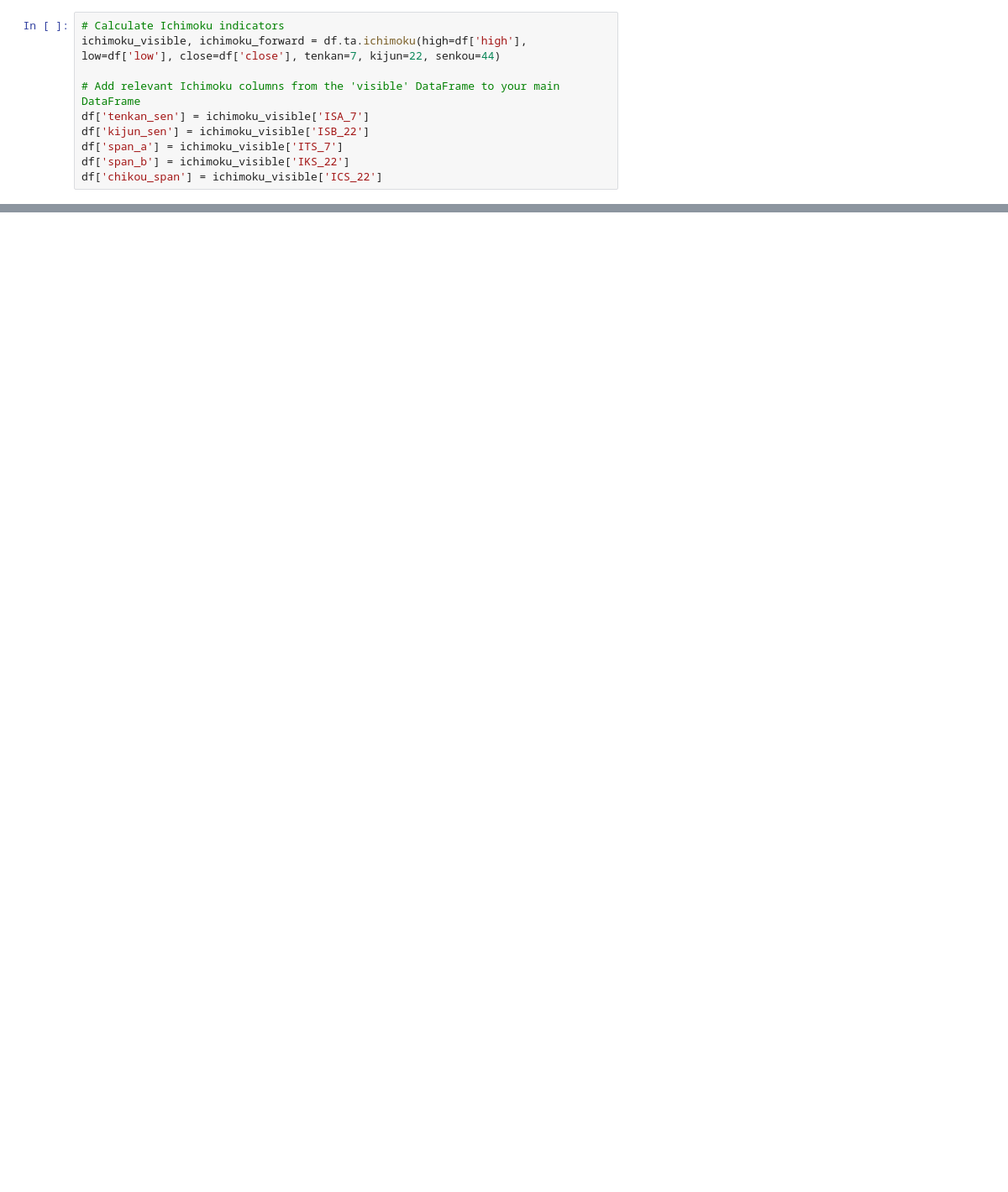
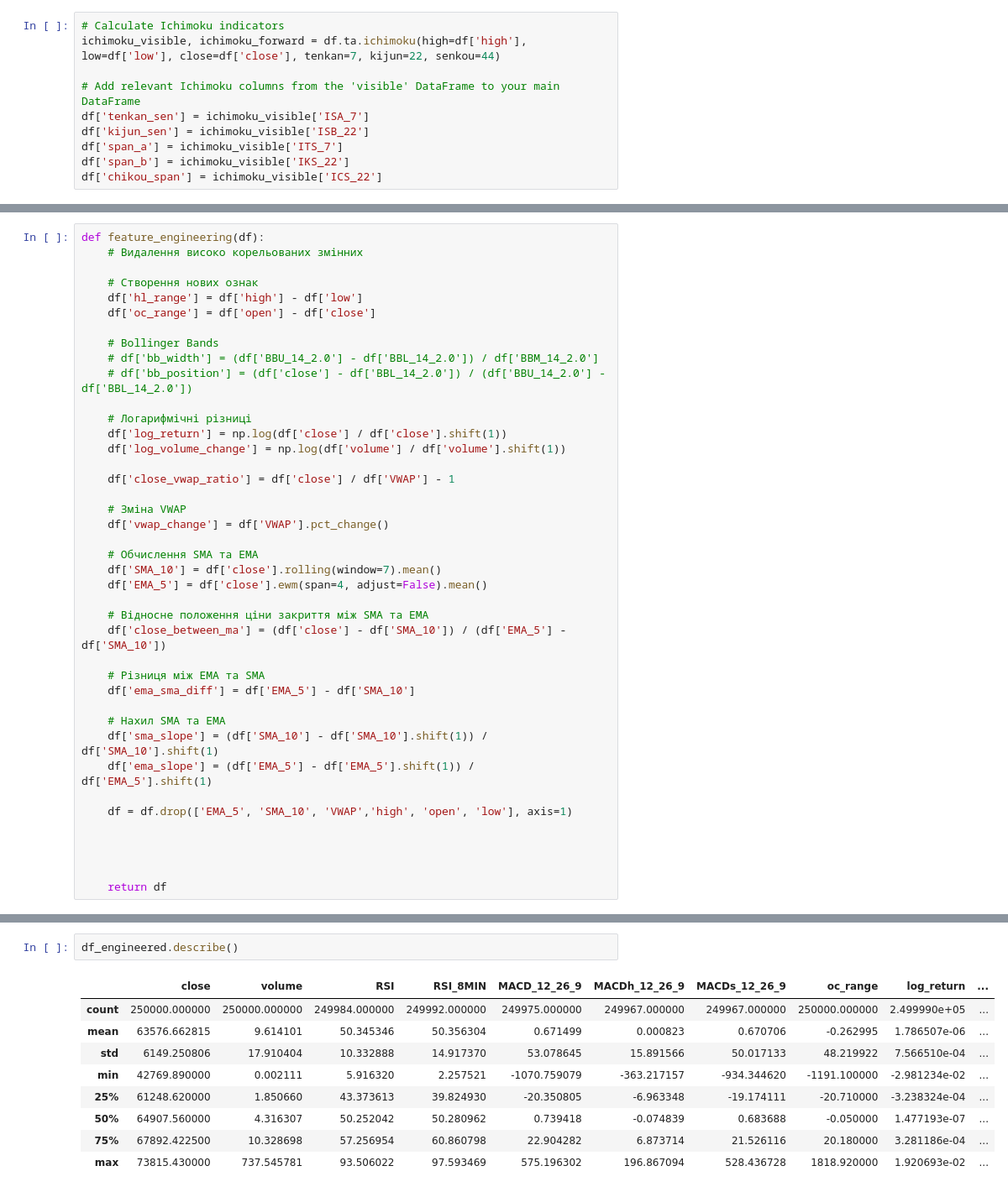
Before and after one commit to loo00r/trading_bot, a Jupyter notebook: notebooks/base_model.ipynb, the cells around one changed output, grey strips where cells are left out. Shown at 84% size. Drawn from its saved outputs; the diff is of its cells as text; blank space fills up the shorter version.

```diff
--- a/notebooks/base_model.ipynb
+++ b/notebooks/base_model.ipynb
@@ -288,0 +180,41 @@ print(ichimoku_forward)
+# %%
+def feature_engineering(df):
+    # Видалення високо корельованих змінних
+
+    # Створення нових ознак
+    df['hl_range'] = df['high'] - df['low']
+    df['oc_range'] = df['open'] - df['close']
+
+    # Bollinger Bands
+    # df['bb_width'] = (df['BBU_14_2.0'] - df['BBL_14_2.0']) / df['BBM_14_2.0']
+    # df['bb_position'] = (df['close'] - df['BBL_14_2.0']) / (df['BBU_14_2.0'] - df['BBL_14_2.0'])
+
+    # Логарифмічні різниці
+    df['log_return'] = np.log(df['close'] / df['close'].shift(1))
+    df['log_volume_change'] = np.log(df['volume'] / df['volume'].shift(1))
+
+    df['close_vwap_ratio'] = df['close'] / df['VWAP'] - 1
+
+    # Зміна VWAP
+    df['vwap_change'] = df['VWAP'].pct_change()
+
+    # Обчислення SMA та EMA
+    df['SMA_10'] = df['close'].rolling(window=7).mean()
+    df['EMA_5'] = df['close'].ewm(span=4, adjust=False).mean()
+
+    # Відносне положення ціни закриття між SMA та EMA
+    df['close_between_ma'] = (df['close'] - df['SMA_10']) / (df['EMA_5'] - df['SMA_10'])
+
+    # Різниця між EMA та SMA
+    df['ema_sma_diff'] = df['EMA_5'] - df['SMA_10']
+
+    # Нахил SMA та EMA
+    df['sma_slope'] = (df['SMA_10'] - df['SMA_10'].shift(1)) / df['SMA_10'].shift(1)
+    df['ema_slope'] = (df['EMA_5'] - df['EMA_5'].shift(1)) / df['EMA_5'].shift(1)
+
+    df = df.drop(['EMA_5', 'SMA_10', 'VWAP','high', 'open', 'low'], axis=1)
+
+
+
+
+    return df
@@ -316,0 +269,12 @@ chikou_span      0.998105   0.997789  0.999015  0.998850     1.000000
+# %%
+df_engineered.describe()
+# %% [output]
+|  | close | volume | RSI | RSI_8MIN | MACD_12_26_9 | MACDh_12_26_9 | MACDs_12_26_9 | oc_range | log_return | ... |
+| count | 250000.000000 | 250000.000000 | 249984.000000 | 249992.000000 | 249975.000000 | 249967.000000 | 249967.000000 | 250000.000000 | 2.499990e+05 | ... |
+| mean | 63576.662815 | 9.614101 | 50.345346 | 50.356304 | 0.671499 | 0.000823 | 0.670706 | -0.262995 | 1.786507e-06 | ... |
+| std | 6149.250806 | 17.910404 | 10.332888 | 14.917370 | 53.078645 | 15.891566 | 50.017133 | 48.219922 | 7.566510e-04 | ... |
+| min | 42769.890000 | 0.002111 | 5.916320 | 2.257521 | -1070.759079 | -363.217157 | -934.344620 | -1191.100000 | -2.981234e-02 | ... |
+| 25% | 61248.620000 | 1.850660 | 43.373613 | 39.824930 | -20.350805 | -6.963348 | -19.174111 | -20.710000 | -3.238324e-04 | ... |
+| 50% | 64907.560000 | 4.316307 | 50.252042 | 50.280962 | 0.739418 | -0.074839 | 0.683688 | -0.050000 | 1.477193e-07 | ... |
+| 75% | 67892.422500 | 10.328698 | 57.256954 | 60.860798 | 22.904282 | 6.873714 | 21.526116 | 20.180000 | 3.281186e-04 | ... |
+| max | 73815.430000 | 737.545781 | 93.506022 | 97.593469 | 575.196302 | 196.867094 | 528.436728 | 1818.920000 | 1.920693e-02 | ... |
```
Also changed, not shown: parts of 21 cells of this notebook, 5 other files.
